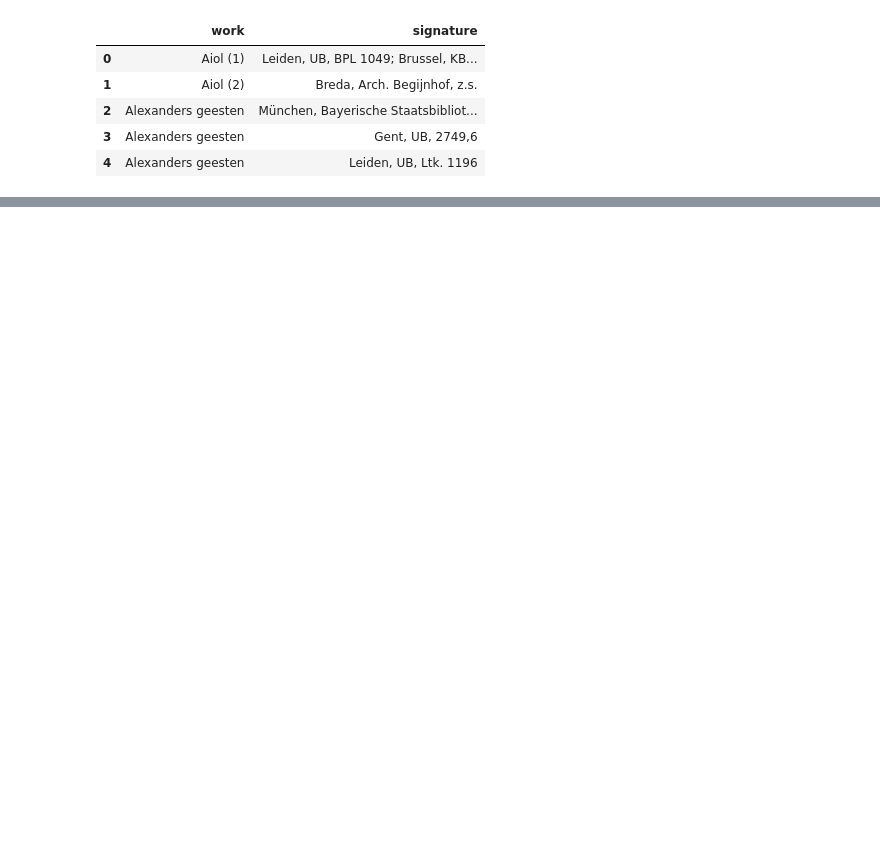
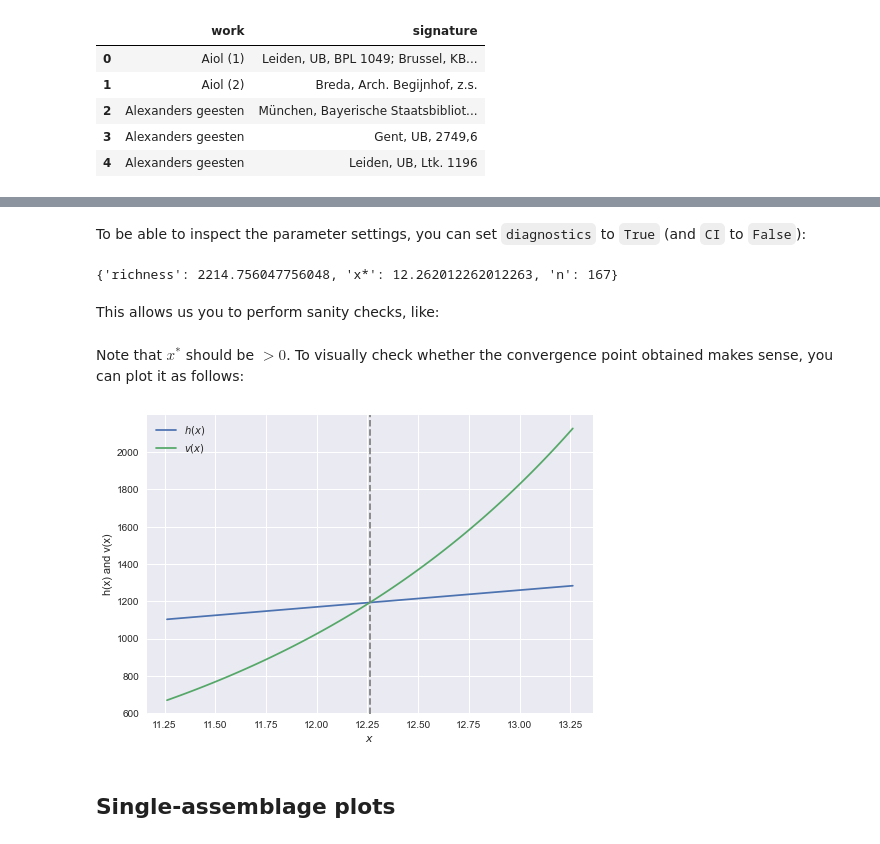
Before and after one commit to mikekestemont/copia, a Jupyter notebook: notebooks/quickstart.ipynb, the cells around one changed output, grey strips where cells are left out. Drawn from its saved outputs; the diff is of its cells as text; code cells hidden in the pictures; blank space fills up the shorter version.

```diff
--- a/notebooks/quickstart.ipynb
+++ b/notebooks/quickstart.ipynb
@@ -89,0 +149,11 @@ emp, est = hill_numbers(abundance)
+# %% [markdown]
+To be able to inspect the parameter settings, you can set `diagnostics` to `True` (and `CI` to `False`):
+# %%
+diagn = diversity(abundance, method='minsample',
+                        solver='grid', CI=False, # CI must be False for this use!
+                        diagnostics=True)
+print(diagn)
+# %% [output]
+{'richness': 2214.756047756048, 'x*': 12.262012262012263, 'n': 167}
+# %% [markdown]
+This allows us you to perform sanity checks, like:
@@ -89,0 +164,10 @@ emp, est = hill_numbers(abundance)
+# %% [markdown]
+Note that $x^*$ should be $ > 0$. To visually check whether the convergence point obtained makes sense, you can plot it as follows:
+# %%
+from copia.plot import minsample_diagnostic_plot
+minsample_diagnostic_plot(abundance, diagn)
+plt.savefig('../outputs/optimization.pdf');
+# %% [output]
+[figure, added]
+# %% [markdown]
+## Single-assemblage plots
```
Also changed, not shown: parts of 89 cells of this notebook.
